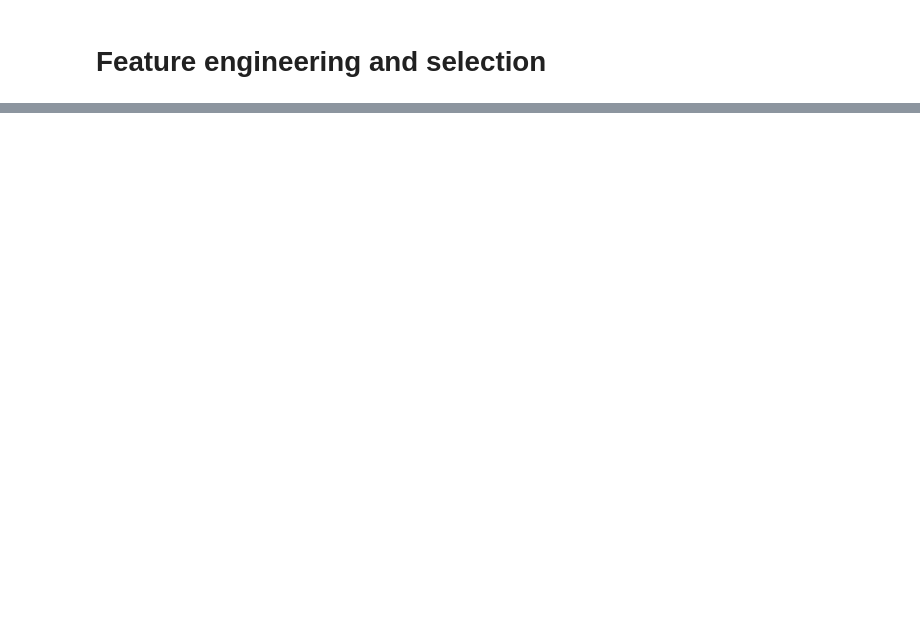
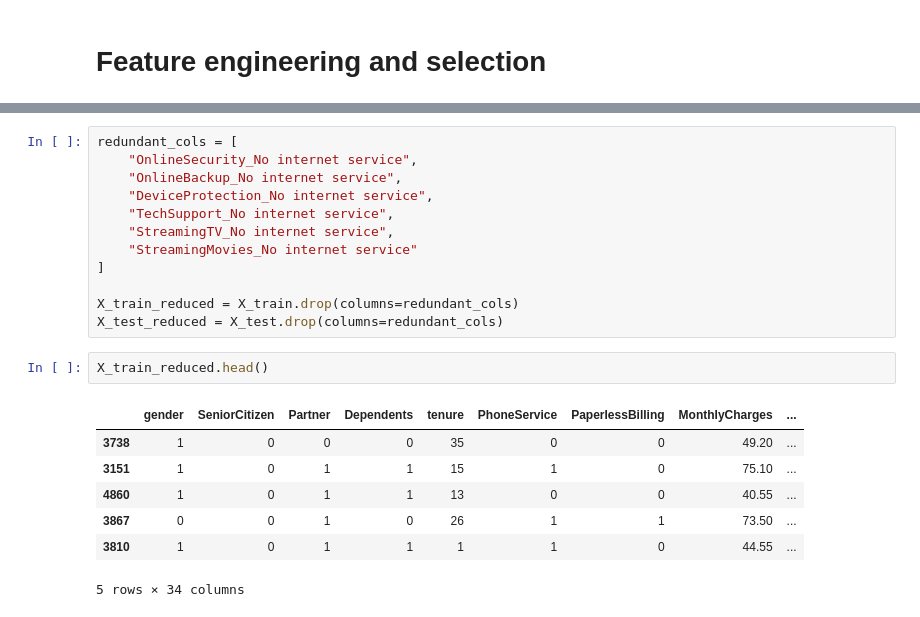
Before and after one commit to pvs-7/end-to-end-ML-Churn-with-FastAPI-MLFlow-Docker-AWS, a Jupyter notebook: notebooks/EDA.ipynb, the cells around one changed output, grey strips where cells are left out. Drawn from its saved outputs; the diff is of its cells as text; blank space fills up the shorter version.

```diff
--- a/notebooks/EDA.ipynb
+++ b/notebooks/EDA.ipynb
@@ -543,0 +631,22 @@ summary_df
+# %%
+redundant_cols = [
+    "OnlineSecurity_No internet service",
+    "OnlineBackup_No internet service",
+    "DeviceProtection_No internet service",
+    "TechSupport_No internet service",
+    "StreamingTV_No internet service",
+    "StreamingMovies_No internet service"
+]
+
+X_train_reduced = X_train.drop(columns=redundant_cols)
+X_test_reduced = X_test.drop(columns=redundant_cols)
+# %%
+X_train_reduced.head()
+# %% [output]
+|  | gender | SeniorCitizen | Partner | Dependents | tenure | PhoneService | PaperlessBilling | MonthlyCharges | ... |
+| 3738 | 1 | 0 | 0 | 0 | 35 | 0 | 0 | 49.20 | ... |
+| 3151 | 1 | 0 | 1 | 1 | 15 | 1 | 0 | 75.10 | ... |
+| 4860 | 1 | 0 | 1 | 1 | 13 | 0 | 0 | 40.55 | ... |
+| 3867 | 0 | 0 | 1 | 0 | 26 | 1 | 1 | 73.50 | ... |
+| 3810 | 1 | 0 | 1 | 1 | 1 | 1 | 0 | 44.55 | ... |
+5 rows × 34 columns
```
Also changed, not shown: parts of 28 cells of this notebook, 3 other files.
